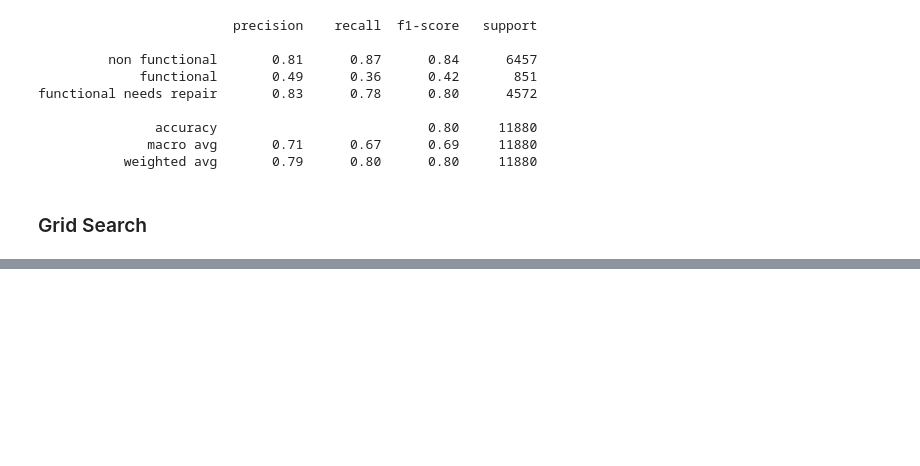
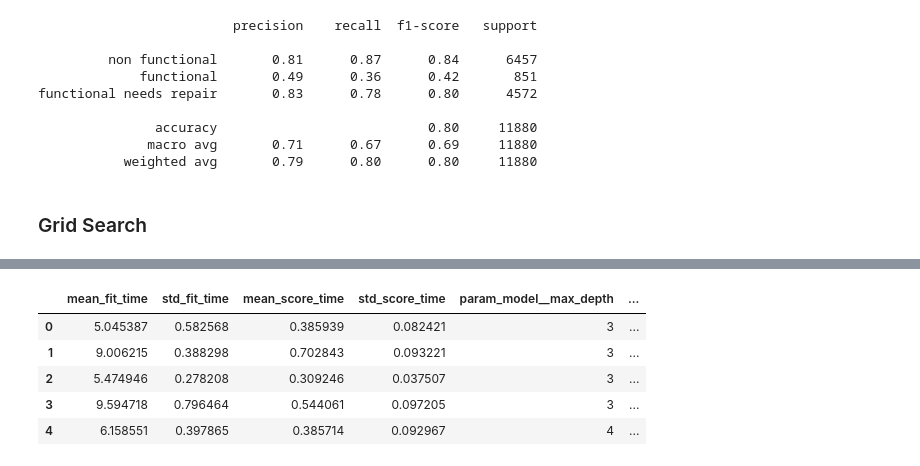
Before and after one commit to camerongridley/water_pump_classifier, a Jupyter notebook: notebooks/asa/05_GridSearch_CV_FeatRed_Pipe.ipynb, the cells around one changed output, grey strips where cells are left out. Cells and saved outputs as stored; diff of their text form; code cells hidden in the pictures; blank space fills up the shorter version.

```diff
--- a/notebooks/asa/05_GridSearch_CV_FeatRed_Pipe.ipynb
+++ b/notebooks/asa/05_GridSearch_CV_FeatRed_Pipe.ipynb
@@ -295,6 +300,8 @@ grid_space = {'RFC' : {'model__n_estimators': [50, 100, 150, 200],
              }
 # %%
 models = {'RFC': RandomForestClassifier(random_state=42),
-          'ADA' : AdaBoostClassifier(random_state=42)
+          'ADA' : AdaBoostClassifier(random_state=42),
+          'SVC' : SVC(random_state = 42),
+          'LinSVC' : LinearSVC(random_state=42)
          }
 # %%
@@ -315,0 +368,11 @@ KeyboardInterrupt:
+# %%
+rfc_df = pd.DataFrame(scoring_list[0].cv_results_)
+# %%
+rfc_df.head()
+# %% [output]
+|  | mean_fit_time | std_fit_time | mean_score_time | std_score_time | param_model__max_depth | ... |
+| 0 | 5.045387 | 0.582568 | 0.385939 | 0.082421 | 3 | ... |
+| 1 | 9.006215 | 0.388298 | 0.702843 | 0.093221 | 3 | ... |
+| 2 | 5.474946 | 0.278208 | 0.309246 | 0.037507 | 3 | ... |
+| 3 | 9.594718 | 0.796464 | 0.544061 | 0.097205 | 3 | ... |
+| 4 | 6.158551 | 0.397865 | 0.385714 | 0.092967 | 4 | ... |
```
Also changed, not shown: parts of 12 cells of this notebook, 2 other files.
